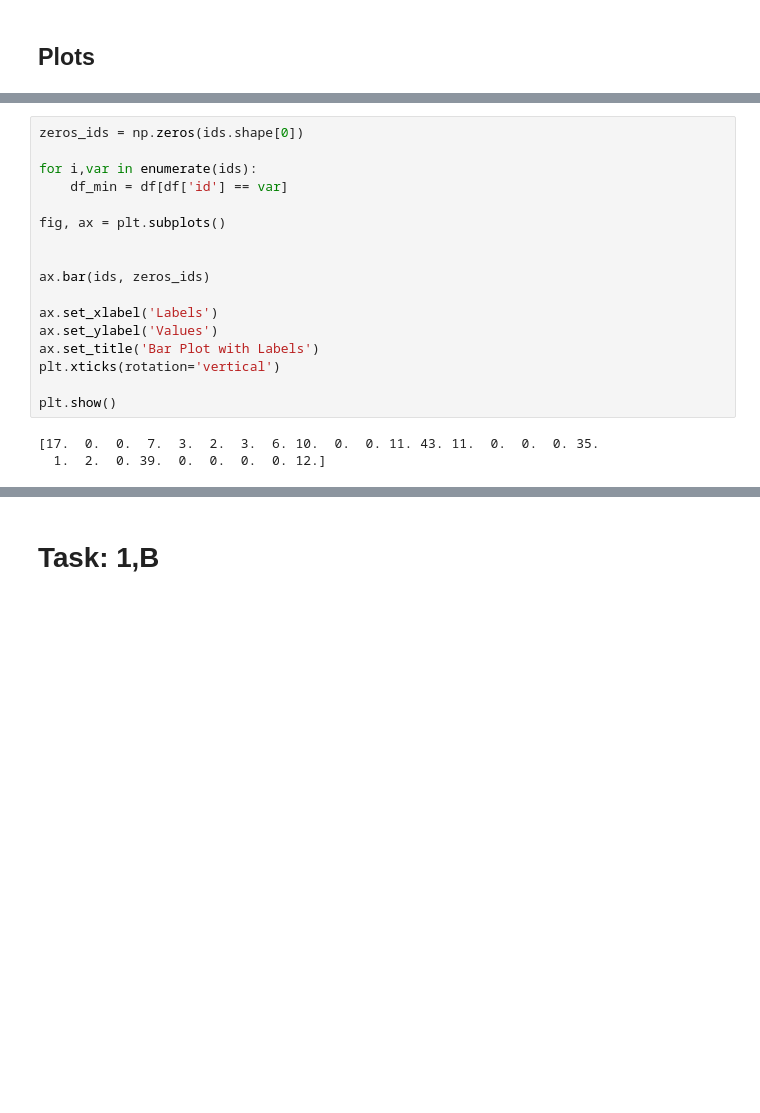
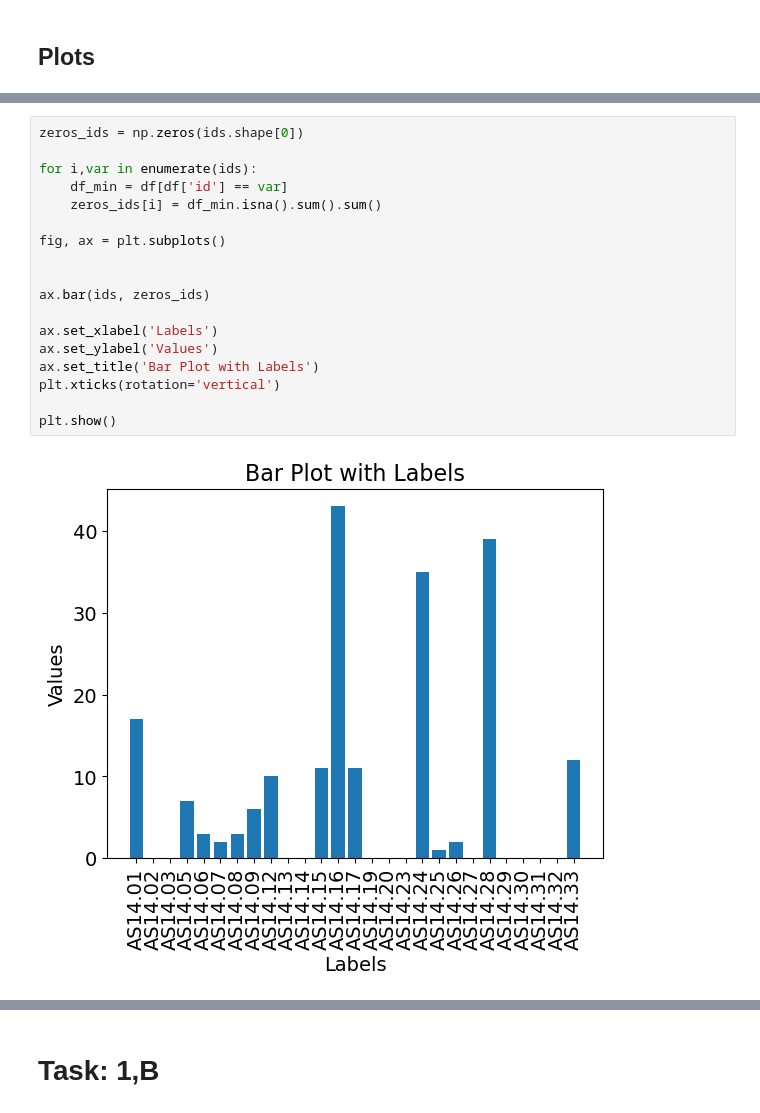
Before and after one commit to balintszarvas/DMT-1, a Jupyter notebook: advanced dataset/advanced_questions.ipynb, the cells around one changed output, grey strips where cells are left out. Drawn from its saved outputs; the diff is of its cells as text; blank space fills up the shorter version.

Commit message:
Plot missing dates per ID

```diff
--- a/advanced dataset/advanced_questions.ipynb
+++ b/advanced dataset/advanced_questions.ipynb
@@ -61,20 +65,20 @@ plt.show()
 # %%
 zeros_ids = np.zeros(ids.shape[0])
 
 for i,var in enumerate(ids):
     df_min = df[df['id'] == var]
+    zeros_ids[i] = df_min.isna().sum().sum()
 
 fig, ax = plt.subplots()
 
 
 ax.bar(ids, zeros_ids)
 
 ax.set_xlabel('Labels')
 ax.set_ylabel('Values')
 ax.set_title('Bar Plot with Labels')
 plt.xticks(rotation='vertical')
 
 plt.show()
 # %% [output]
-[17.  0.  0.  7.  3.  2.  3.  6. 10.  0.  0. 11. 43. 11.  0.  0.  0. 35.
-  1.  2.  0. 39.  0.  0.  0.  0. 12.]
+[figure, added]
```
Also changed, not shown: parts of 3 cells of this notebook.
